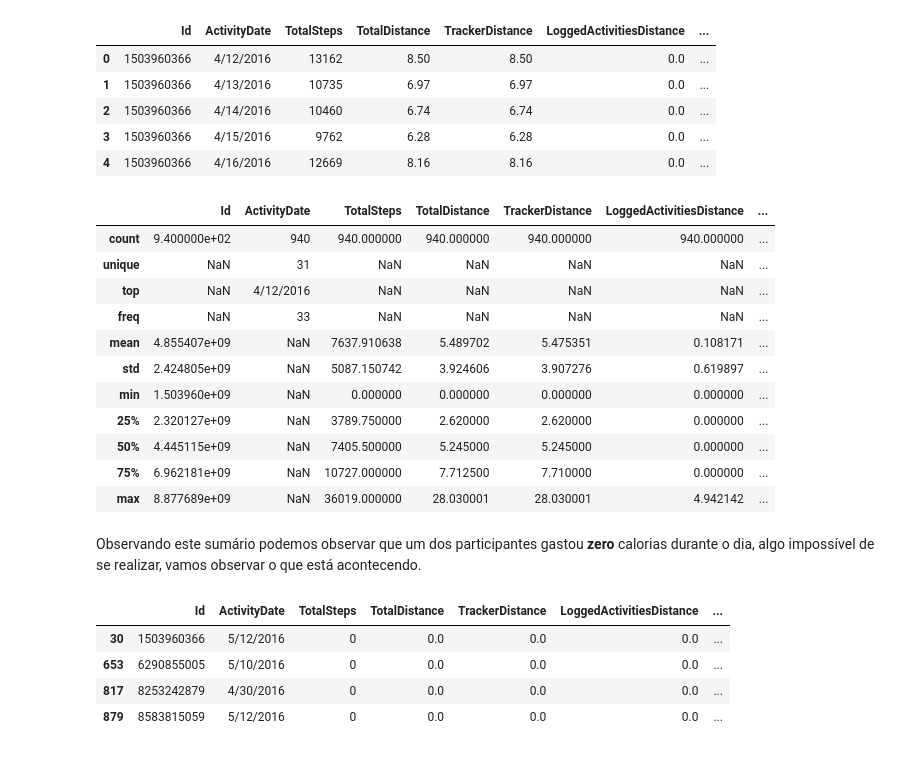
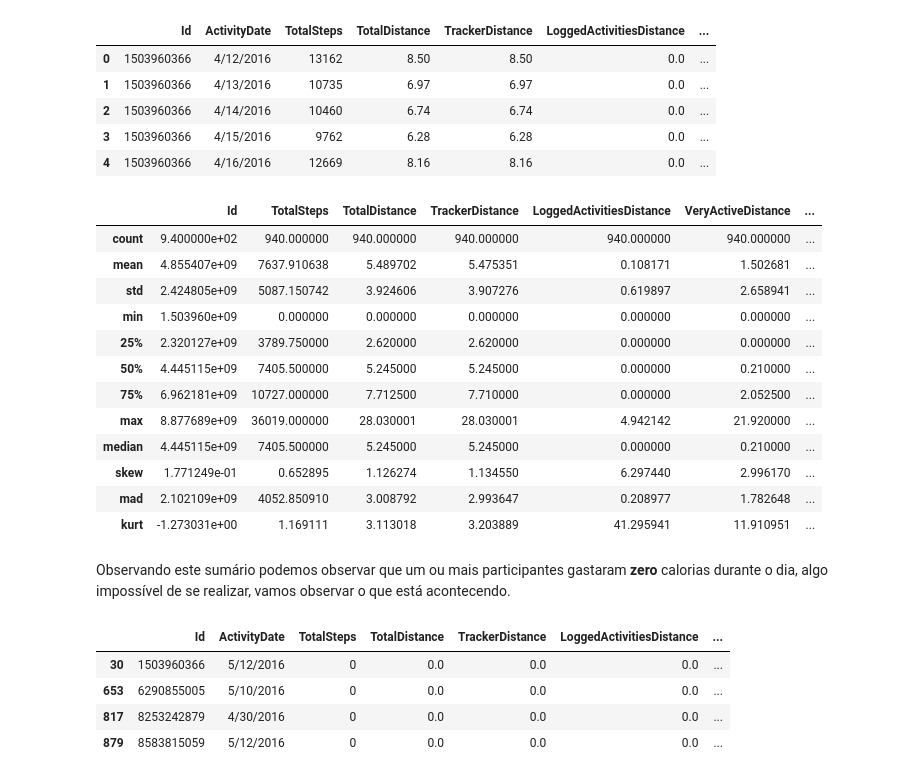
Before and after one commit to 941007/Projetos, a Jupyter notebook: bellabeat_case_study-traduzido.ipynb, the cells around one changed output. Cells and saved outputs as stored; diff of their text form; code cells hidden in the pictures.

```diff
--- a/bellabeat_case_study-traduzido.ipynb
+++ b/bellabeat_case_study-traduzido.ipynb
@@ -96,8 +94,8 @@ import matplotlib.pyplot as plt
 %matplotlib inline
 from datetime import datetime
 # %%
-activity = pd.read_csv('Portfolio/case_study_bellabeat/Fittbase_data/daily_activity.csv')
-sleep = pd.read_csv('Portfolio/case_study_bellabeat/Fittbase_data/daily_sleep.csv')
+activity = pd.read_csv('daily_activity.csv')
+sleep = pd.read_csv('daily_sleep.csv')
 # %% [markdown]
 ### 1.1 Exploração de Dados
 # %% [markdown]
@@ -124,22 +122,27 @@ activity.head()
 | 4 | 1503960366 | 4/16/2016 | 12669 | 8.16 | 8.16 | 0.0 | ... |
 # %%
 #Estatística dos dados
-activity.describe(include = 'all')
+#Alterando o describe para mostrar outras estatisticas relevantes
+def describe(df, stats):
+    d = df.describe()
+    return pd.concat([d,(df.reindex(d.columns, axis = 1).agg(stats))])
+describe(activity, ['median', 'skew', 'mad', 'kurt'])
 # %% [output]
-|  | Id | ActivityDate | TotalSteps | TotalDistance | TrackerDistance | LoggedActivitiesDistance | ... |
-| count | 9.400000e+02 | 940 | 940.000000 | 940.000000 | 940.000000 | 940.000000 | ... |
-| unique | NaN | 31 | NaN | NaN | NaN | NaN | ... |
-| top | NaN | 4/12/2016 | NaN | NaN | NaN | NaN | ... |
-| freq | NaN | 33 | NaN | NaN | NaN | NaN | ... |
-| mean | 4.855407e+09 | NaN | 7637.910638 | 5.489702 | 5.475351 | 0.108171 | ... |
-| std | 2.424805e+09 | NaN | 5087.150742 | 3.924606 | 3.907276 | 0.619897 | ... |
-| min | 1.503960e+09 | NaN | 0.000000 | 0.000000 | 0.000000 | 0.000000 | ... |
-| 25% | 2.320127e+09 | NaN | 3789.750000 | 2.620000 | 2.620000 | 0.000000 | ... |
-| 50% | 4.445115e+09 | NaN | 7405.500000 | 5.245000 | 5.245000 | 0.000000 | ... |
-| 75% | 6.962181e+09 | NaN | 10727.000000 | 7.712500 | 7.710000 | 0.000000 | ... |
-| max | 8.877689e+09 | NaN | 36019.000000 | 28.030001 | 28.030001 | 4.942142 | ... |
+|  | Id | TotalSteps | TotalDistance | TrackerDistance | LoggedActivitiesDistance | VeryActiveDistance | ... |
+| count | 9.400000e+02 | 940.000000 | 940.000000 | 940.000000 | 940.000000 | 940.000000 | ... |
+| mean | 4.855407e+09 | 7637.910638 | 5.489702 | 5.475351 | 0.108171 | 1.502681 | ... |
+| std | 2.424805e+09 | 5087.150742 | 3.924606 | 3.907276 | 0.619897 | 2.658941 | ... |
+| min | 1.503960e+09 | 0.000000 | 0.000000 | 0.000000 | 0.000000 | 0.000000 | ... |
+| 25% | 2.320127e+09 | 3789.750000 | 2.620000 | 2.620000 | 0.000000 | 0.000000 | ... |
+| 50% | 4.445115e+09 | 7405.500000 | 5.245000 | 5.245000 | 0.000000 | 0.210000 | ... |
+| 75% | 6.962181e+09 | 10727.000000 | 7.712500 | 7.710000 | 0.000000 | 2.052500 | ... |
+| max | 8.877689e+09 | 36019.000000 | 28.030001 | 28.030001 | 4.942142 | 21.920000 | ... |
+| median | 4.445115e+09 | 7405.500000 | 5.245000 | 5.245000 | 0.000000 | 0.210000 | ... |
+| skew | 1.771249e-01 | 0.652895 | 1.126274 | 1.134550 | 6.297440 | 2.996170 | ... |
+| mad | 2.102109e+09 | 4052.850910 | 3.008792 | 2.993647 | 0.208977 | 1.782648 | ... |
+| kurt | -1.273031e+00 | 1.169111 | 3.113018 | 3.203889 | 41.295941 | 11.910951 | ... |
 # %% [markdown]
-Observando este sumário podemos observar que um dos participantes gastou <b>zero</b> calorias durante o dia, algo impossível de se realizar, vamos observar o que está acontecendo.
+Observando este sumário podemos observar que um ou mais participantes gastaram <b>zero</b> calorias durante o dia, algo impossível de se realizar, vamos observar o que está acontecendo.
 # %%
 activity[activity['Calories'] == 0]
 # %% [output]
```
Also changed, not shown: parts of 21 cells of this notebook.
